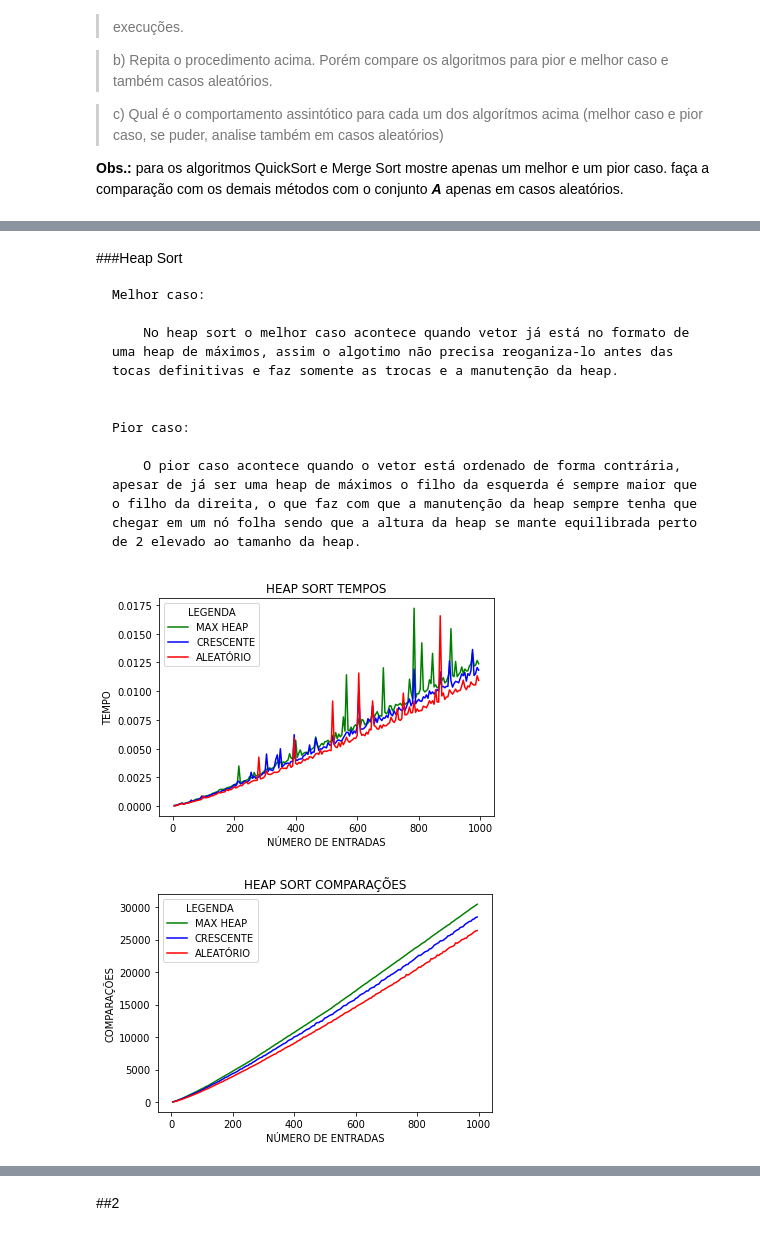
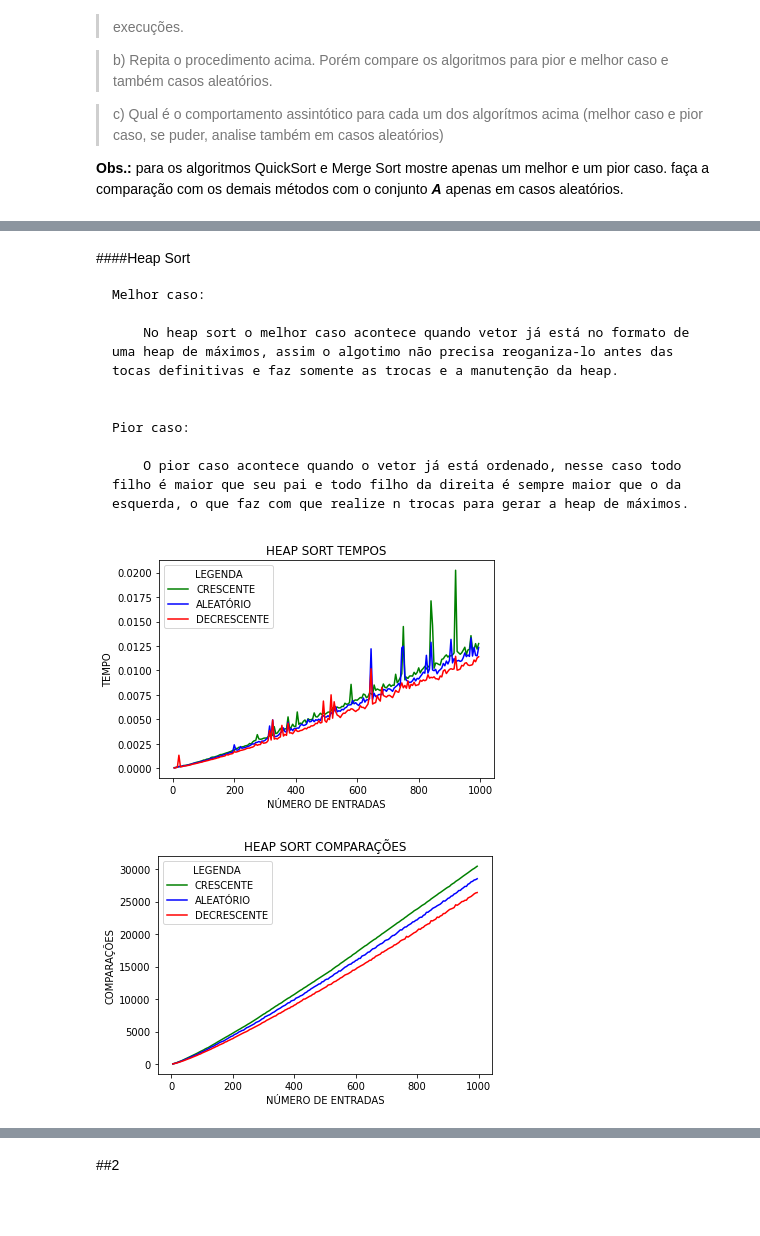
Before and after one commit to fabioVitorTavares/EFC1-GCC253---Complexidade-e-Projeto-de-Algoritmos, a Jupyter notebook: EFC1_GCC_253.ipynb, the cells around one changed output, grey strips where cells are left out. Saved outputs shown, nothing was run; the diff lists cells and outputs as text; code cells hidden in the pictures; blank space fills up the shorter version.

```diff
--- a/EFC1_GCC_253.ipynb
+++ b/EFC1_GCC_253.ipynb
@@ -36,8 +36,6 @@ sys.setrecursionlimit(1000000)
 
 global_1=0
 
-#Quantidade de arrays
-quantidadeArray = 200
 
 #Intervalo dos números randomicos
-intervalo = 500
+intervalo = 100
@@ -387,6 +387,6 @@ plotGraf(nE,[cAOC,  cAA, cAOD], 'BUBBLE SORT COMPARAÇÕES', ['green','blue','re
 [figure]
 # %% [markdown]
-###Heap Sort
+####Heap Sort
 
     Melhor caso:
 
@@ -395,30 +395,30 @@ plotGraf(nE,[cAOC,  cAA, cAOD], 'BUBBLE SORT COMPARAÇÕES', ['green','blue','re
 
     Pior caso:
 
-        O pior caso acontece quando o vetor está ordenado de forma contrária, apesar de já ser uma heap de máximos o filho da esquerda é sempre maior que o filho da direita, o que faz com que a manutenção da heap sempre tenha que chegar em um nó folha sendo que a altura da heap se mante equilibrada perto de 2 elevado ao tamanho da heap.
+        O pior caso acontece quando o vetor já está ordenado, nesse caso todo filho é maior que seu pai e todo filho da direita é sempre maior que o da esquerda, o que faz com que realize n trocas para gerar a heap de máximos.
 # %%
 tAOC = []
 tAA = []
 tAOD = []
 cAOC = []
 cAA = []
 cAOD = []
 
 nE = []
 
 for i in range(5,1000,5):
         tAOC.append(heapSort(numpy.arange(0,i,1))[0])
         tAA.append(heapSort(numpy.random.randint(0, intervalo, i))[0])
         tAOD.append(heapSort(numpy.arange(i-1,-1,-1))[0])
         cAOC.append(heapSort(numpy.arange(0,i,1))[1])
         cAA.append(heapSort(numpy.random.randint(0, intervalo, i))[1])
         cAOD.append(heapSort(numpy.arange(i-1,-1,-1))[1])
         nE.append(i)
 
-plotGraf(nE,[tAOC, tAA, tAOD], 'HEAP SORT TEMPOS', ['green','blue','red'],['MAX HEAP', 'CRESCENTE','ALEATÓRIO','DECRESCENTE'],'TEMPO')
-plotGraf(nE,[cAOC,  cAA, cAOD], 'HEAP SORT COMPARAÇÕES', ['green','blue','red'],['MAX HEAP', 'CRESCENTE','ALEATÓRIO','DECRESCENTE'],'COMPARAÇÕES')
+plotGraf(nE,[tAOC, tAA, tAOD], 'HEAP SORT TEMPOS', ['green','blue','red'],['CRESCENTE','ALEATÓRIO','DECRESCENTE'],'TEMPO')
+plotGraf(nE,[cAOC,  cAA, cAOD], 'HEAP SORT COMPARAÇÕES', ['green','blue','red'],['CRESCENTE','ALEATÓRIO','DECRESCENTE'],'COMPARAÇÕES')
 # %% [output]
-[figure, old version]
+[figure, new version]
-[figure, old version]
+[figure, new version]
 # %% [markdown]
 
```
Also changed, not shown: parts of 21 cells of this notebook.
